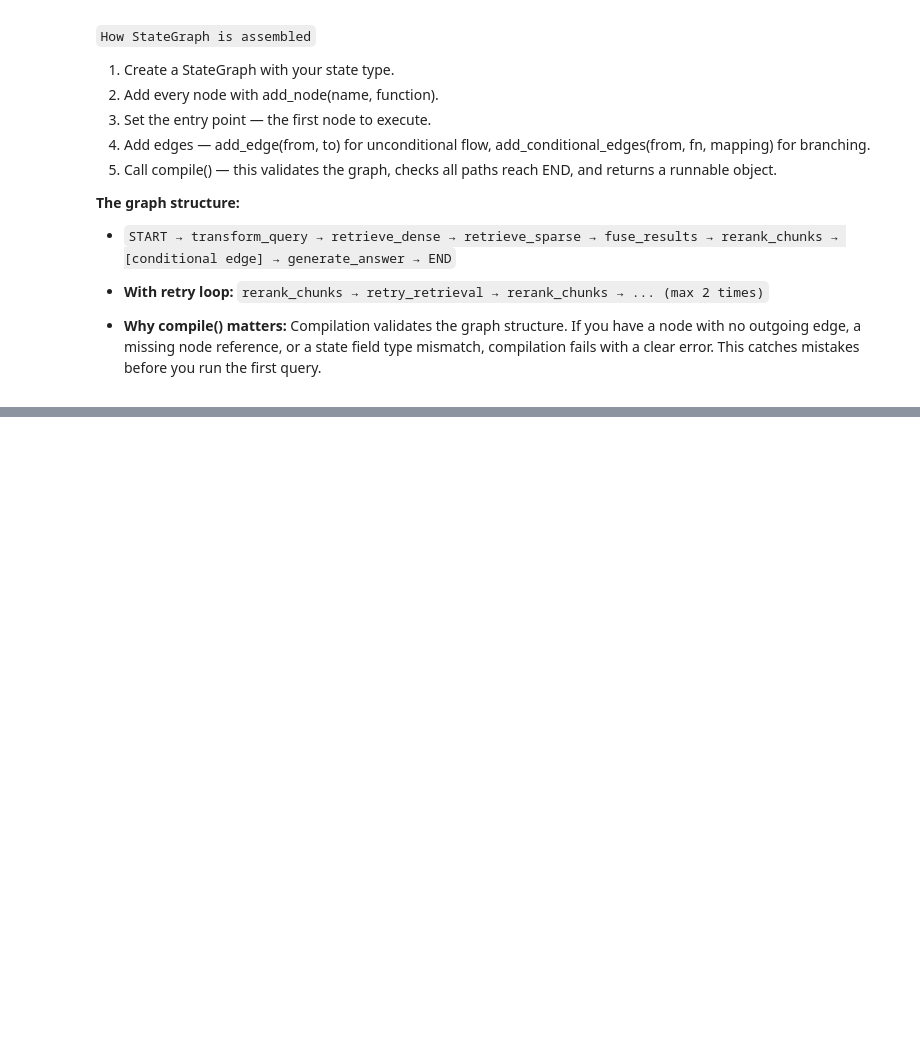
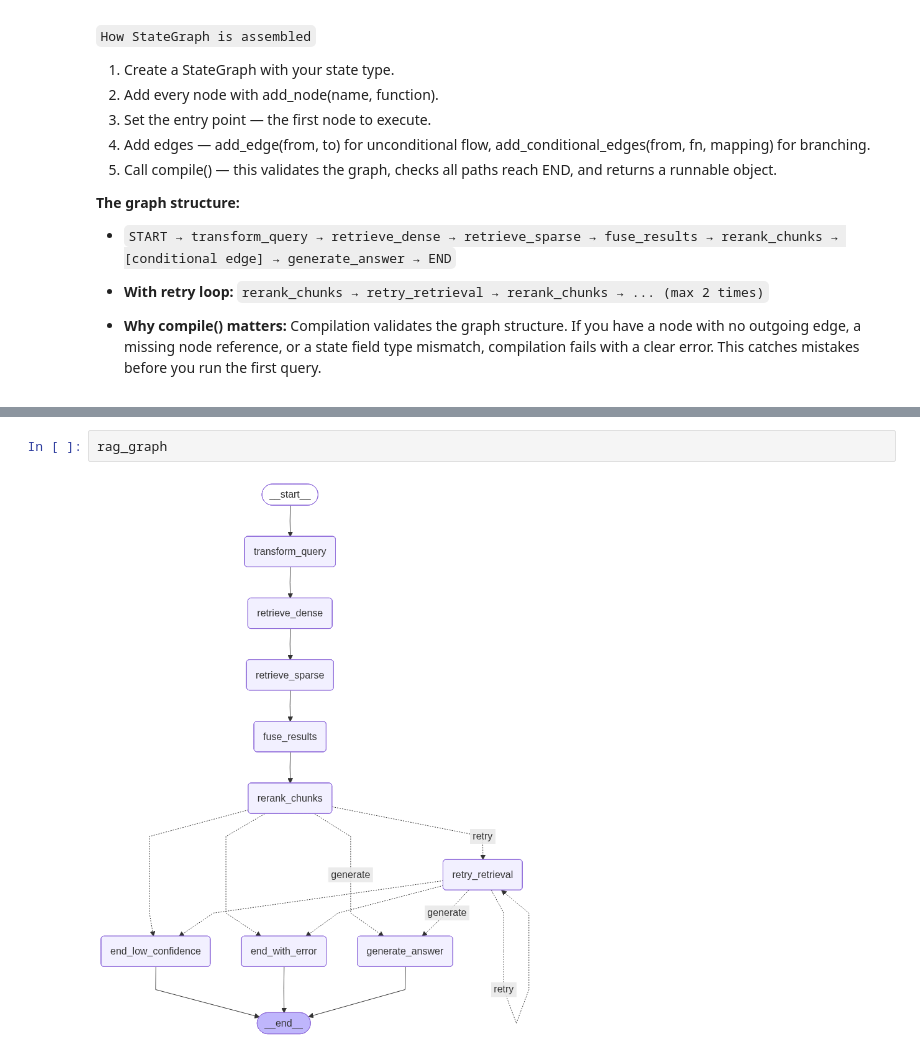
Before and after one commit to kinjal-AIML/End-to-End-Agentic-Ai-Automation-Lab, a Jupyter notebook: 19-Productions-RAG/04-Industy-Practice-Rag/notebooks/11_full_pipeline_langgraph.ipynb, the cells around one changed output, grey strips where cells are left out. Drawn from its saved outputs; the diff is of its cells as text; blank space fills up the shorter version.

Commit message:
full graph is defined

```diff
--- a/19-Productions-RAG/04-Industy-Practice-Rag/notebooks/11_full_pipeline_langgraph.ipynb
+++ b/19-Productions-RAG/04-Industy-Practice-Rag/notebooks/11_full_pipeline_langgraph.ipynb
@@ -1037,0 +1081,4 @@ print("Graph edges defined — ready to run")
+# %%
+rag_graph
+# %% [output]
+[figure, added]
```
Also changed, not shown: parts of 12 cells of this notebook.
